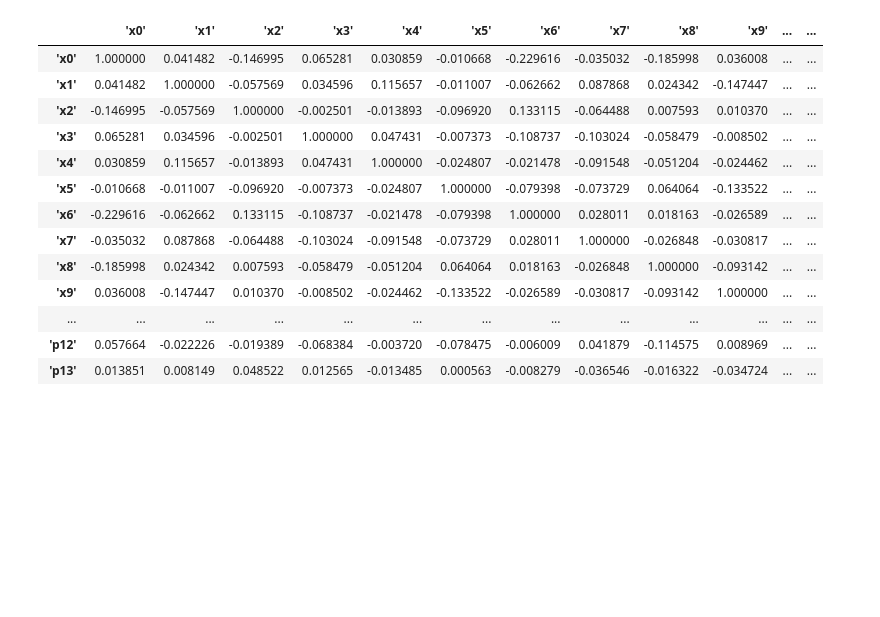
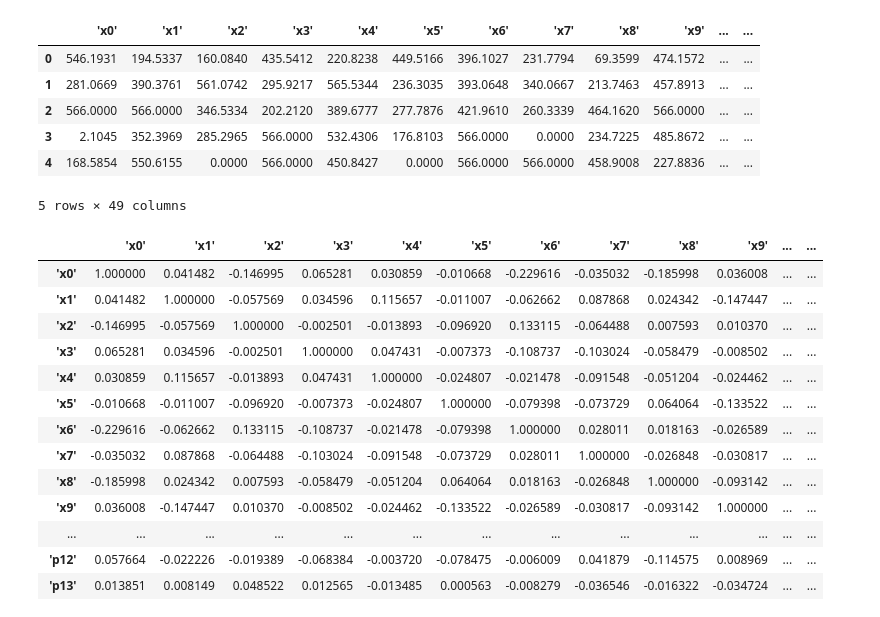
Before and after one commit to piotrksiazek/Introduction-to-data-analysic-University-2022, a Jupyter notebook: projekt.ipynb, the cells around one changed output. Cells and saved outputs as stored; diff of their text form; code cells hidden in the pictures; blank space fills up the shorter version.

```diff
--- a/projekt.ipynb
+++ b/projekt.ipynb
@@ -5,6 +5,15 @@ import matplotlib.pyplot as plt
 # %%
 data = pd.read_csv("Tasmania_Data.csv")
 df = pd.DataFrame(data)
+df.head()
+# %% [output]
+|  | 'x0' | 'x1' | 'x2' | 'x3' | 'x4' | 'x5' | 'x6' | 'x7' | 'x8' | 'x9' | ... | ... |
+| 0 | 546.1931 | 194.5337 | 160.0840 | 435.5412 | 220.8238 | 449.5166 | 396.1027 | 231.7794 | 69.3599 | 474.1572 | ... | ... |
+| 1 | 281.0669 | 390.3761 | 561.0742 | 295.9217 | 565.5344 | 236.3035 | 393.0648 | 340.0667 | 213.7463 | 457.8913 | ... | ... |
+| 2 | 566.0000 | 566.0000 | 346.5334 | 202.2120 | 389.6777 | 277.7876 | 421.9610 | 260.3339 | 464.1620 | 566.0000 | ... | ... |
+| 3 | 2.1045 | 352.3969 | 285.2965 | 566.0000 | 532.4306 | 176.8103 | 566.0000 | 0.0000 | 234.7225 | 485.8672 | ... | ... |
+| 4 | 168.5854 | 550.6155 | 0.0000 | 566.0000 | 450.8427 | 0.0000 | 566.0000 | 566.0000 | 458.9008 | 227.8836 | ... | ... |
+5 rows × 49 columns
 # %%
 df.corr()
 # %% [output]
```
Also changed, not shown: parts of 22 cells of this notebook.
